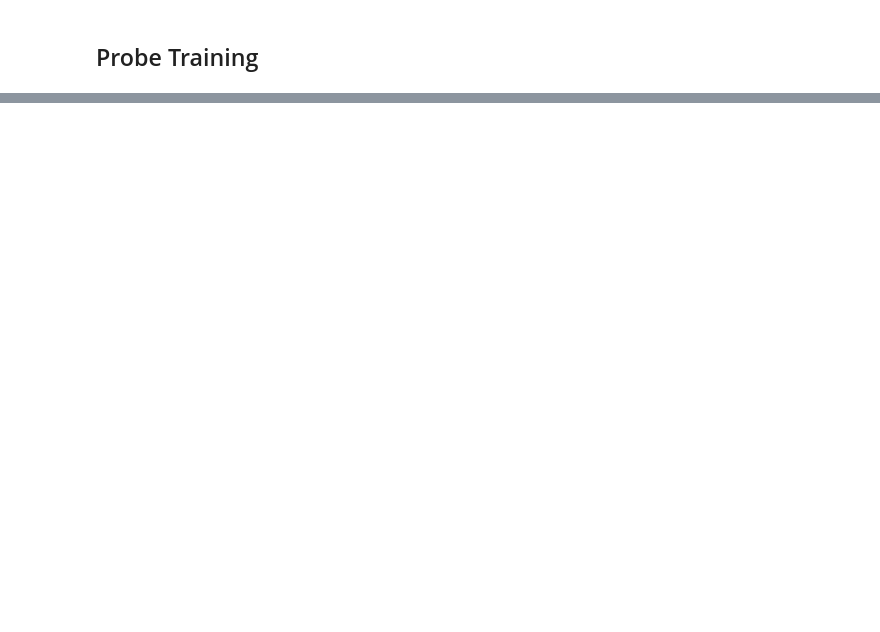
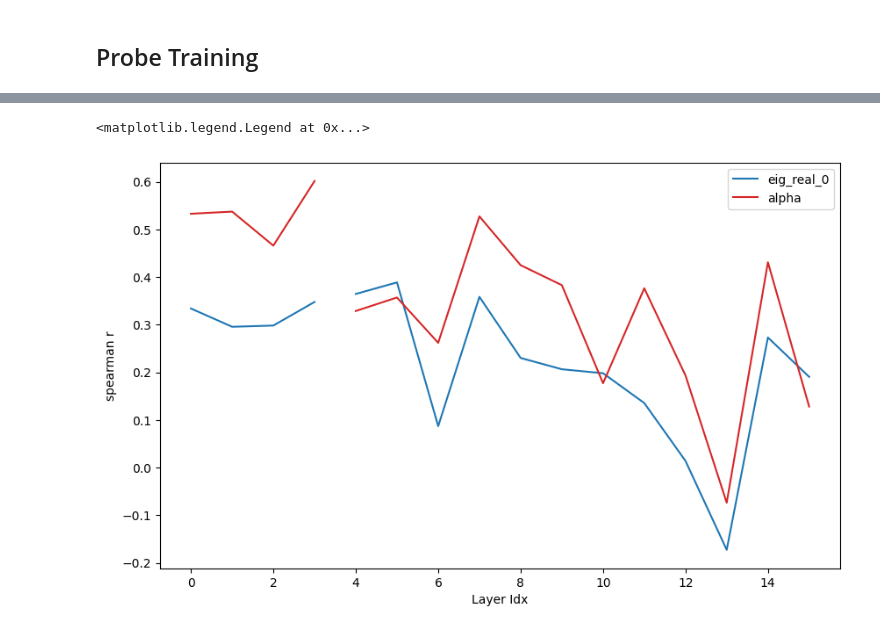
Before and after one commit to ayoakin/MIVLDE, a Jupyter notebook: subteams/LLMProbing/notebooks/2D_Linear.ipynb, the cells around one changed output, grey strips where cells are left out. Drawn from its saved outputs; the diff is of its cells as text; code cells hidden in the pictures; blank space fills up the shorter version.

```diff
--- a/subteams/LLMProbing/notebooks/2D_Linear.ipynb
+++ b/subteams/LLMProbing/notebooks/2D_Linear.ipynb
@@ -459,0 +291,11 @@ KeyboardInterrupt:
+# %%
+target_feature = 'real_0'
+r2_threshold = -1
+#r2_threshold = 0.9
+if r2_threshold == -1:
+  r2_string = ''
+else:
+  r2_string = '_' + str(r2_threshold)
+
+probes_path_full = f'{probes_path}/{dataset_name}'+str(r2_string) +f'/{target_feature}'
+print(probes_path_full)
@@ -603,0 +344,3 @@ AttributeError: module 'experiments' has no attribute 'train_and_save_probe_sepa
+# %%
+expt_results_real_0 = expt_results
+spearman_real_0 = expt_results_real_0['test_spearman']
@@ -603,0 +397,32 @@ AttributeError: module 'experiments' has no attribute 'train_and_save_probe_sepa
+# %%
+with open(f'{probes_path_full}/experiment_data.pt', 'rb') as f:
+    expt_results_alpha = pickle.load(f)
+spearman_alpha = expt_results_alpha['test_spearman']
+# %%
+group1_colors = ['tab:blue', 'tab:cyan', 'royalblue', 'navy']
+
+# Second group - reds/warm colors
+group2_colors = ['tab:red', 'tab:orange', 'firebrick', 'darkred']
+
+plt.figure(figsize=(10, 6))
+plt.plot(layers[:4], spearman_real_0[:4], label='eig_real_0', color = group1_colors[0])
+plt.plot(layers[4:], spearman_real_0[4:], color = group1_colors[0])
+#plt.plot(layers[:4], spearman_real_1_2[:4], label='eig_real_1', color = group1_colors[1])
+#plt.plot(layers[4:], spearman_real_1_2[4:], color = group1_colors[1])
+#plt.plot(layers[:4], spearman_imag_0_2[:4], label='eig_imag', color = group1_colors[2])
+#plt.plot(layers[4:], spearman_imag_0_2[4:], color = group1_colors[2])
+plt.plot(layers[:4], spearman_alpha[:4], label='alpha', color = group2_colors[0])
+plt.plot(layers[4:], spearman_alpha[4:], color = group2_colors[0])
+#plt.plot(layers[:4], spearman_beta[:4], label='beta', color = group2_colors[1])
+#plt.plot(layers[4:], spearman_beta[4:], color = group2_colors[1])
+#plt.plot(layers[:4], spearman_gamma_2[:4], label='gamma', color = group2_colors[2])
+#plt.plot(layers[4:], spearman_gamma_2[4:], color = group2_colors[2])
+#plt.plot(layers[:4], spearman_delta_2[:4], label='delta', color = group2_colors[3])
+#plt.plot(layers[4:], spearman_delta_2[4:], color = group2_colors[3])
+#plt.plot(x, y3, label='sin(x)*cos(x)', color='green')
+plt.xlabel("Layer Idx")
+plt.ylabel("spearman r")
+plt.legend()
+# %% [output]
+<matplotlib.legend.Legend at 0x...>
+[figure, added]
```
Also changed, not shown: parts of 57 cells of this notebook.
